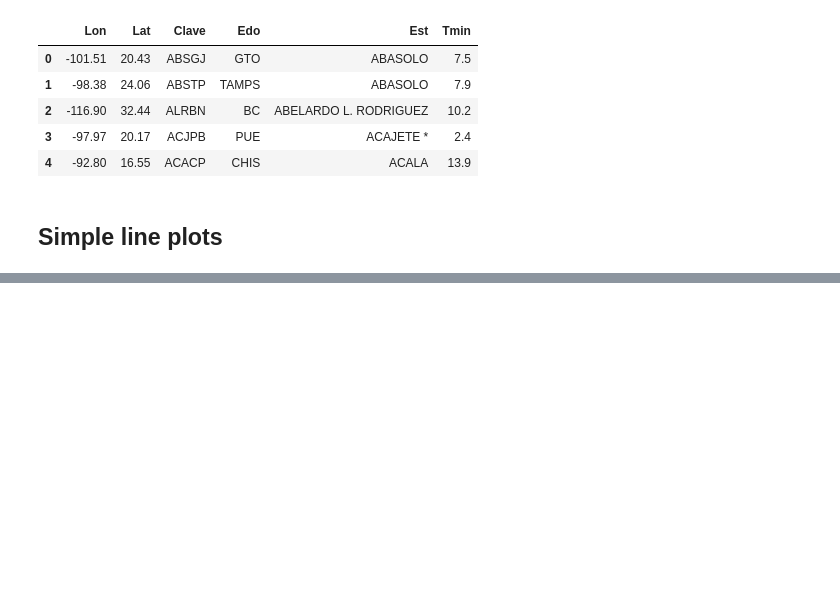
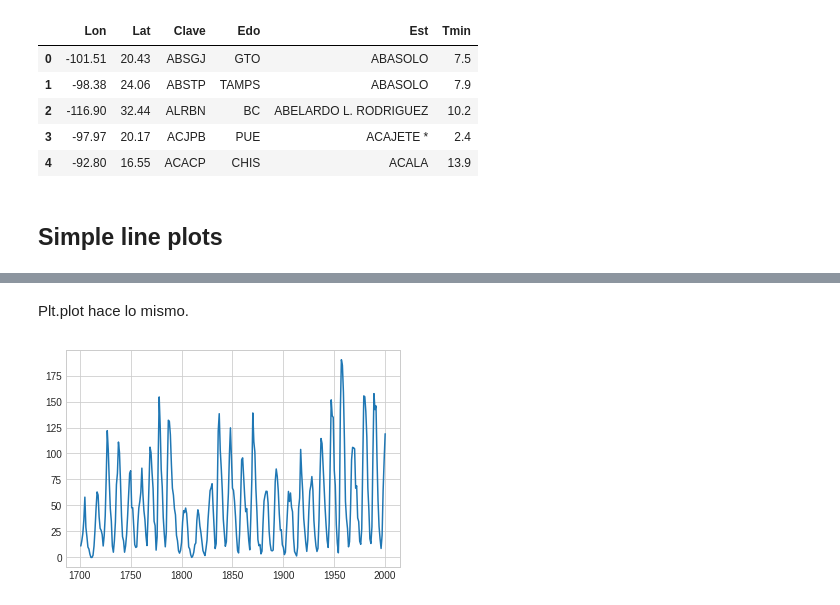
Before and after one commit to DCIDA2019/da2019-anaisabelotodo, a Jupyter notebook: Semana3/Tarea/Tarea.ipynb, the cells around one changed output, grey strips where cells are left out. Cells and saved outputs as stored; diff of their text form; code cells hidden in the pictures; blank space fills up the shorter version.

```diff
--- a/Semana3/Tarea/Tarea.ipynb
+++ b/Semana3/Tarea/Tarea.ipynb
@@ -71,0 +92,6 @@ temp_minima_2018.head()
+# %% [markdown]
+Plt.plot hace lo mismo.
+# %%
+plt.plot(anios,manchas);
+# %% [output]
+[figure, added]
```
Also changed, not shown: parts of 53 cells of this notebook.
